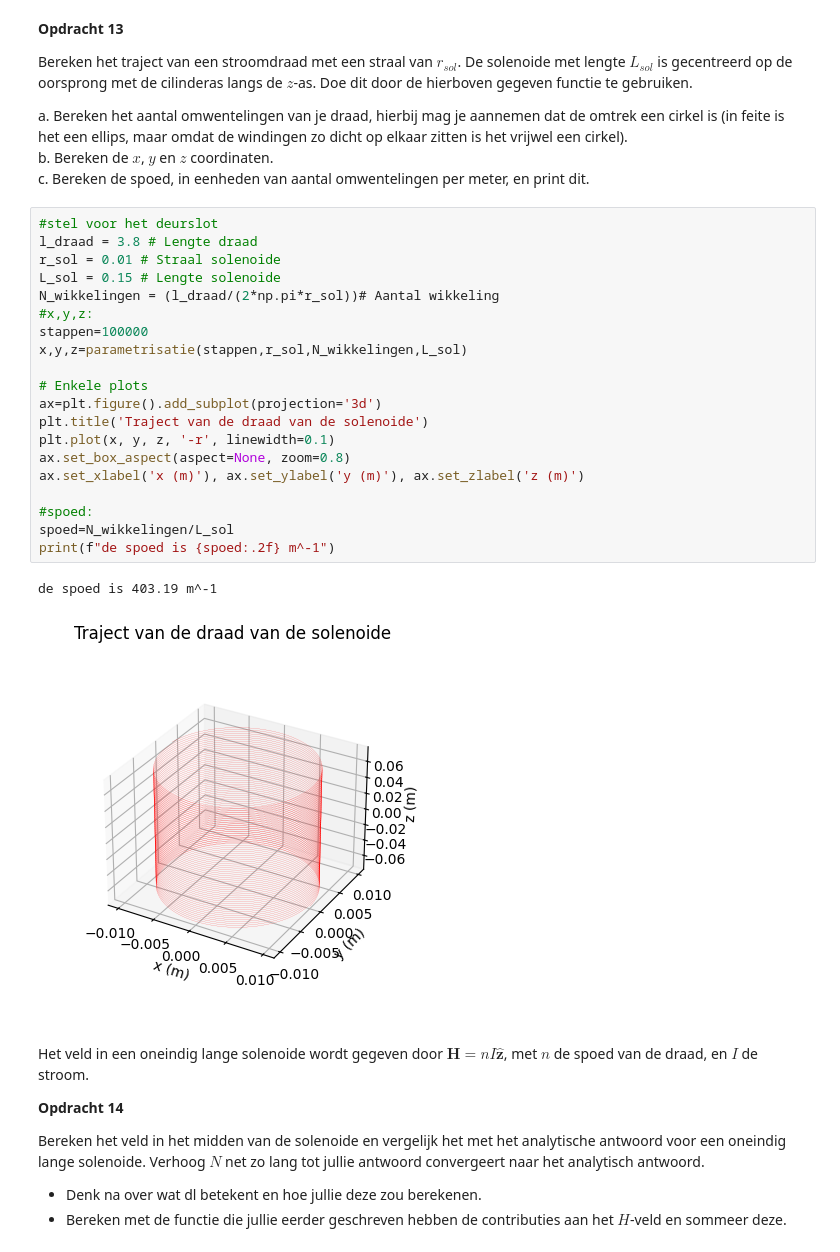
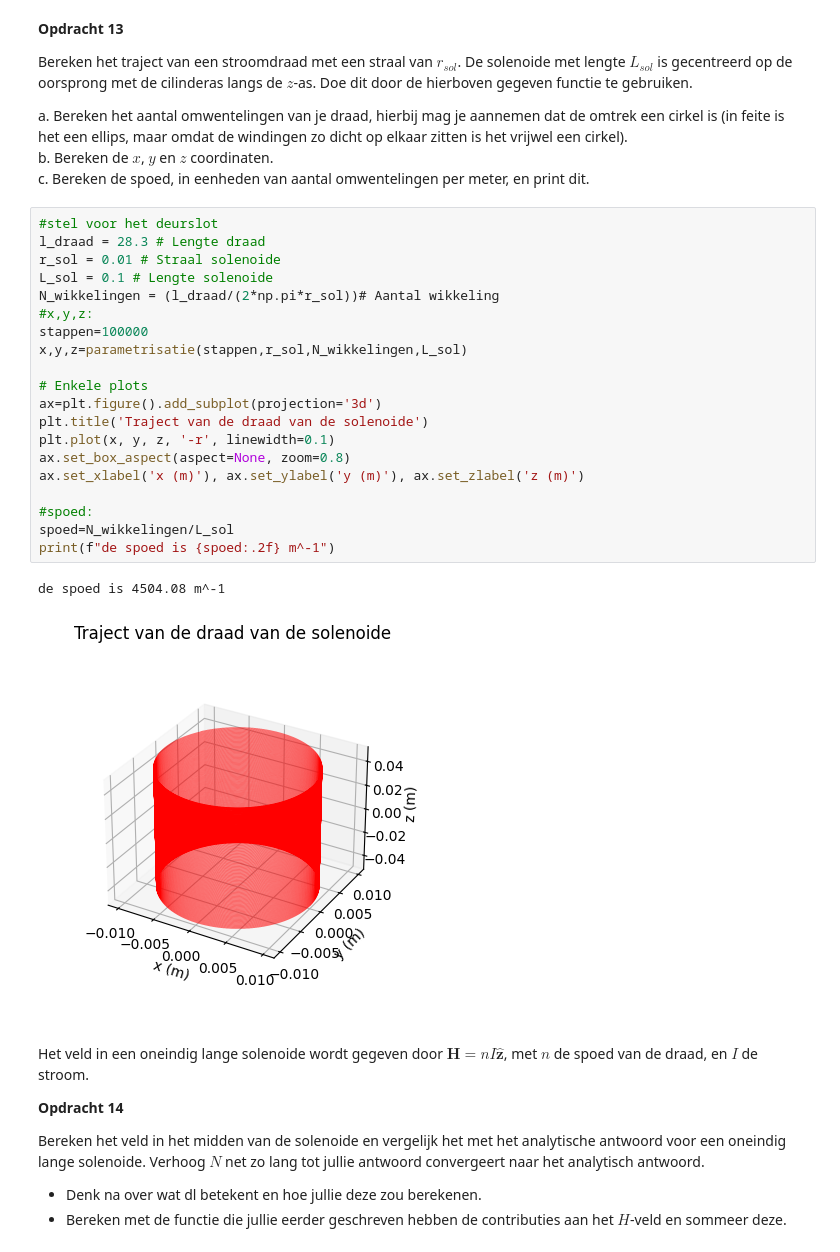
Before and after one commit to IshaSchneiders/opdrachten-DEF-D-Isha_Schneiders, a Jupyter notebook: DigitaleOntwerpopdrachten/2KrachtactuatorOpdracht/2KrachtactuatorOpdracht/KrachtactuatorOpdracht.ipynb, the cells around one changed output. Saved outputs shown, nothing was run; the diff lists cells and outputs as text.

```diff
--- a/DigitaleOntwerpopdrachten/2KrachtactuatorOpdracht/2KrachtactuatorOpdracht/KrachtactuatorOpdracht.ipynb
+++ b/DigitaleOntwerpopdrachten/2KrachtactuatorOpdracht/2KrachtactuatorOpdracht/KrachtactuatorOpdracht.ipynb
@@ -509,27 +524,27 @@ b. Bereken de $x$, $y$ en $z$ coordinaten.\
 c. Bereken de spoed, in eenheden van aantal omwentelingen per meter, en print dit.
 # %%
 #stel voor het deurslot
-l_draad = 3.8 # Lengte draad
+l_draad = 28.3 # Lengte draad
 r_sol = 0.01 # Straal solenoide
-L_sol = 0.15 # Lengte solenoide
+L_sol = 0.1 # Lengte solenoide
 N_wikkelingen = (l_draad/(2*np.pi*r_sol))# Aantal wikkeling
 #x,y,z:
 stappen=100000
 x,y,z=parametrisatie(stappen,r_sol,N_wikkelingen,L_sol)
 
 # Enkele plots
 ax=plt.figure().add_subplot(projection='3d')
 plt.title('Traject van de draad van de solenoide')
 plt.plot(x, y, z, '-r', linewidth=0.1)
 ax.set_box_aspect(aspect=None, zoom=0.8)
 ax.set_xlabel('x (m)'), ax.set_ylabel('y (m)'), ax.set_zlabel('z (m)')
 
 #spoed:
 spoed=N_wikkelingen/L_sol
 print(f"de spoed is {spoed:.2f} m^-1")
 # %% [output]
-de spoed is 403.19 m^-1
+de spoed is 4504.08 m^-1
-[figure, old version]
+[figure, new version]
 # %% [markdown]
 Het veld in een oneindig lange solenoide wordt gegeven door $\mathbf{H} = n I \hat{\mathbf{z}}$, met $n$ de spoed van de draad, en $I$ de stroom.
 
```
Also changed, not shown: parts of 12 cells of this notebook.
